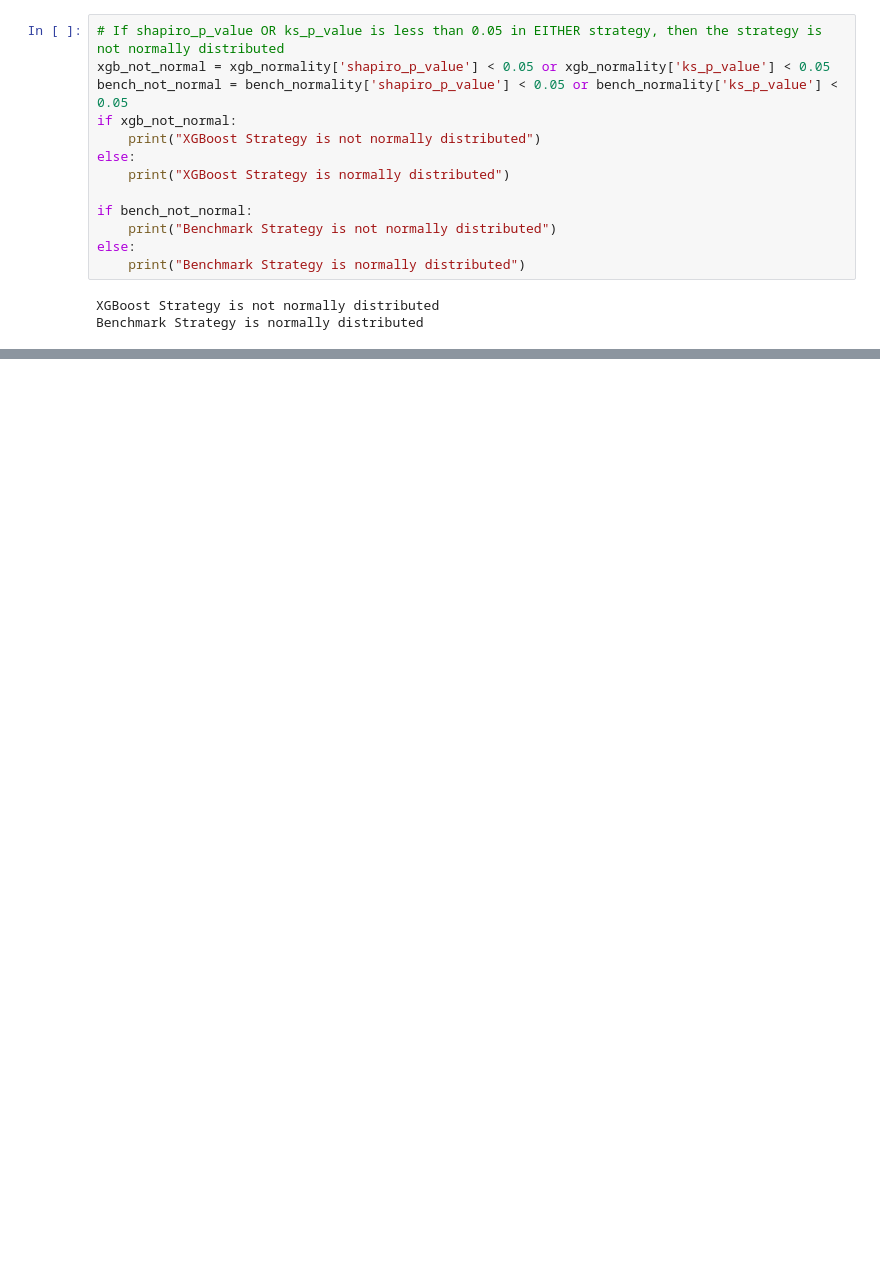
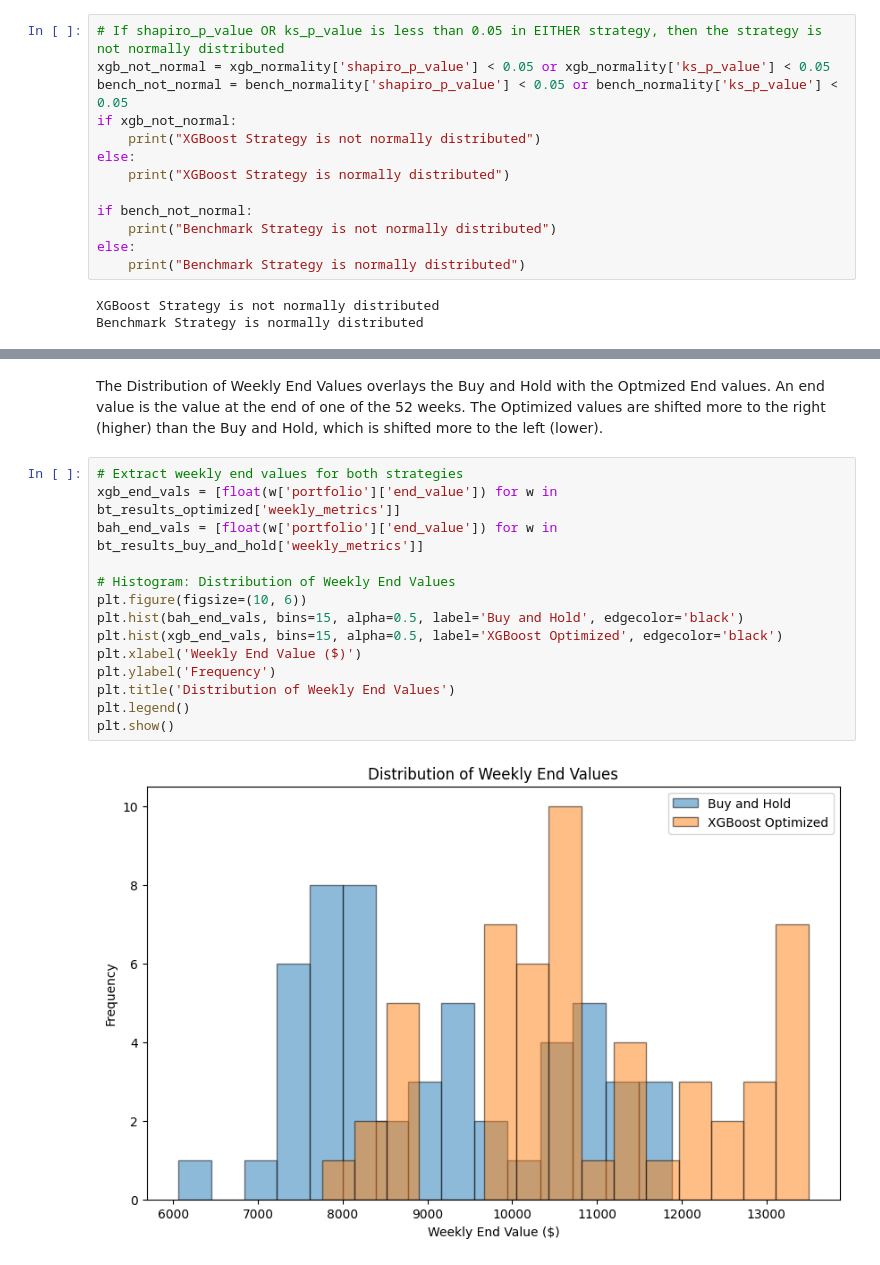
Before and after one commit to Zoltesh/intelligent_diversification, a Jupyter notebook: src/main.ipynb, the cells around one changed output, grey strips where cells are left out. Saved outputs shown, nothing was run; the diff lists cells and outputs as text; blank space fills up the shorter version.

```diff
--- a/src/main.ipynb
+++ b/src/main.ipynb
@@ -530,0 +569,18 @@ plt.show()
+# %% [markdown]
+The Distribution of Weekly End Values overlays the Buy and Hold with the Optmized End values. An end value is the value at the end of one of the 52 weeks. The Optimized values are shifted more to the right (higher) than the Buy and Hold, which is shifted more to the left (lower).
+# %%
+# Extract weekly end values for both strategies
+xgb_end_vals = [float(w['portfolio']['end_value']) for w in bt_results_optimized['weekly_metrics']]
+bah_end_vals = [float(w['portfolio']['end_value']) for w in bt_results_buy_and_hold['weekly_metrics']]
+
+# Histogram: Distribution of Weekly End Values
+plt.figure(figsize=(10, 6))
+plt.hist(bah_end_vals, bins=15, alpha=0.5, label='Buy and Hold', edgecolor='black')
+plt.hist(xgb_end_vals, bins=15, alpha=0.5, label='XGBoost Optimized', edgecolor='black')
+plt.xlabel('Weekly End Value ($)')
+plt.ylabel('Frequency')
+plt.title('Distribution of Weekly End Values')
+plt.legend()
+plt.show()
+# %% [output]
+[figure, added]
```
Also changed, not shown: parts of 17 cells of this notebook, 5 other files.
